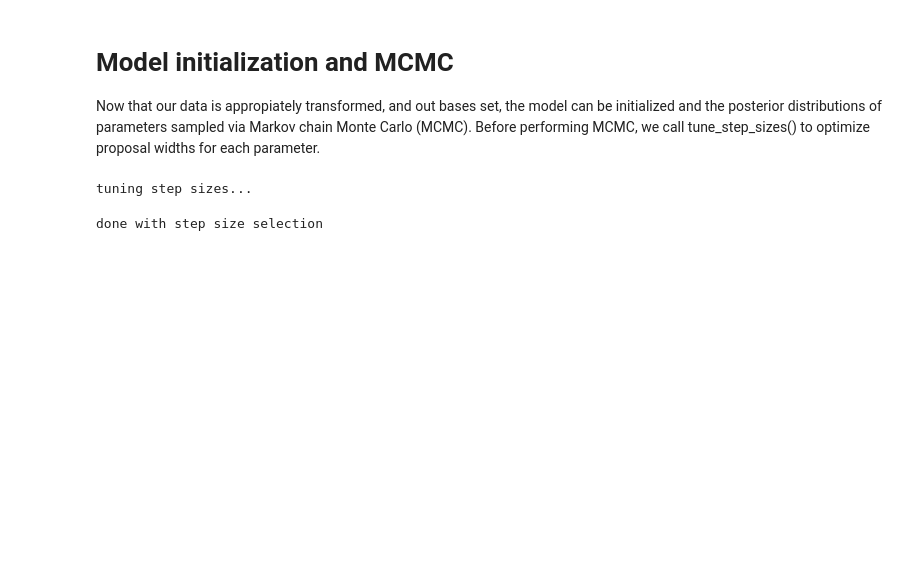
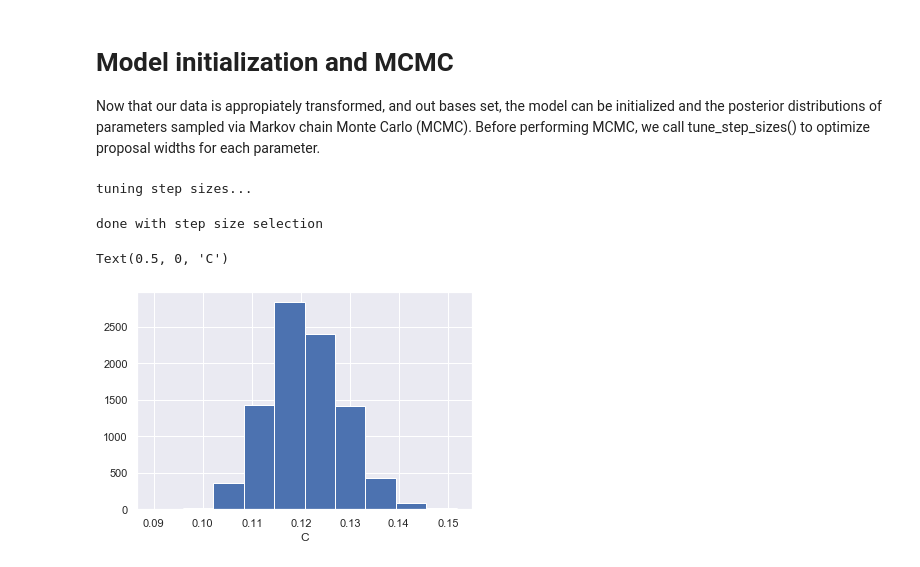
Before and after one commit to lanl/SEPIA, a Jupyter notebook: sepia/Examples/Ball_Drop/ball_drop.ipynb, the cells around one changed output. Saved outputs shown, nothing was run; the diff lists cells and outputs as text; code cells hidden in the pictures; blank space fills up the shorter version.

```diff
--- a/sepia/Examples/Ball_Drop/ball_drop.ipynb
+++ b/sepia/Examples/Ball_Drop/ball_drop.ipynb
@@ -258,15 +258,18 @@ tuning step sizes...
 done with step size selection
 # %%
 # Extract MCMC samples into dictionary with parameter names
-samples_dict = {p.name: p.mcmc_to_array(trim=1000,untransform_theta=True) for p in model.params.mcmcList}
-#samples_dict = {p.name: p.mcmc_to_array(trim=1000) for p in model.params.mcmcList}
+#samples_dict = {p.name: p.mcmc_to_array(trim=1000,untransform_theta=True) for p in model.params.mcmcList}
+samples_dict = {p.name: p.mcmc_to_array(trim=1000) for p in model.params.mcmcList}
 
 # return parameters (C) to native scale
 t_min = np.min(C_sim, 0)
 t_max = np.max(C_sim, 0)
 theta = samples_dict['theta'] * (t_max - t_min) + t_min
 plt.hist(theta[:,0])
 plt.xlabel("C")
+# %% [output]
+Text(0.5, 0, 'C')
+[figure, added]
 # %%
 for i, k in enumerate(samples_dict.keys()):
     param_shape = samples_dict[k].shape[1]
```
